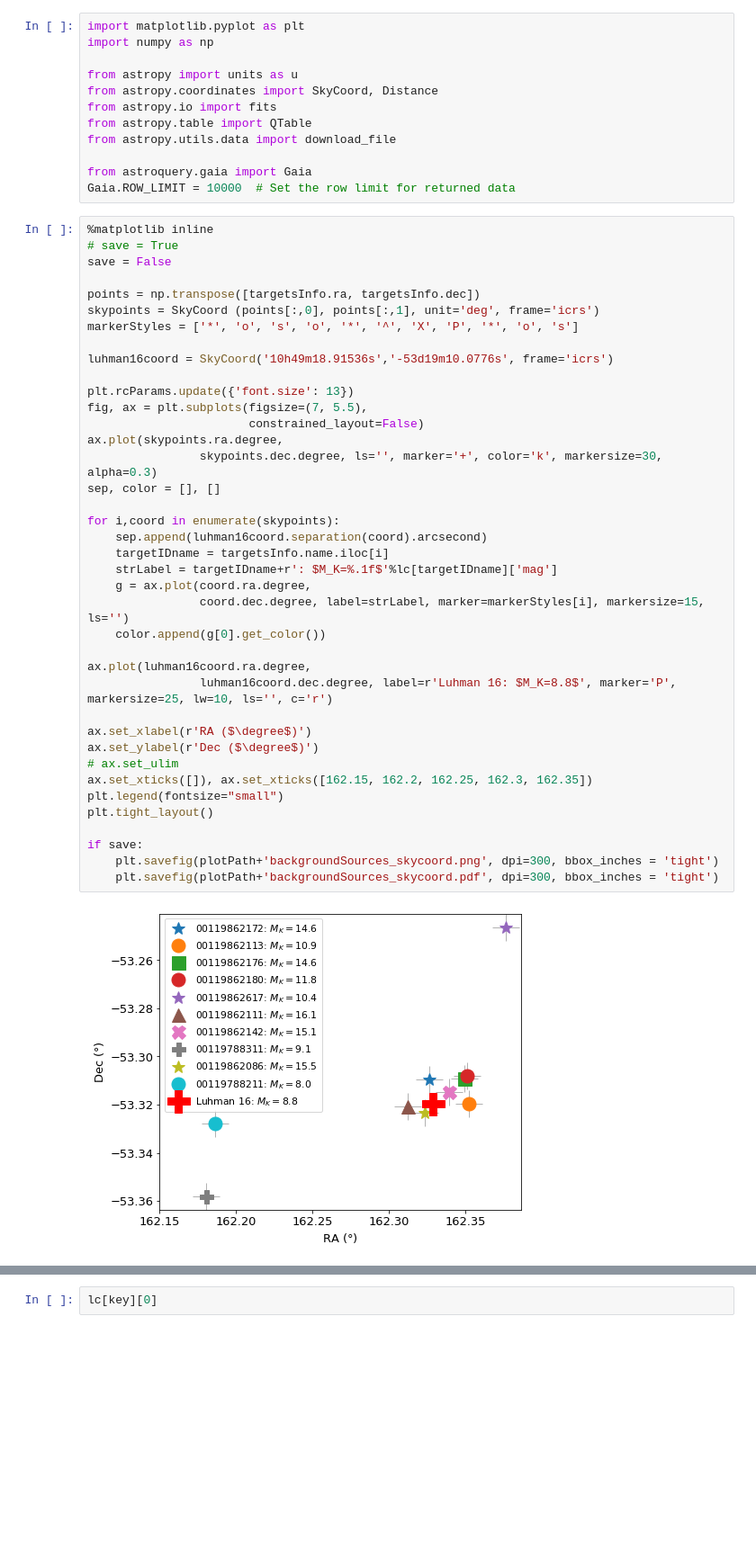
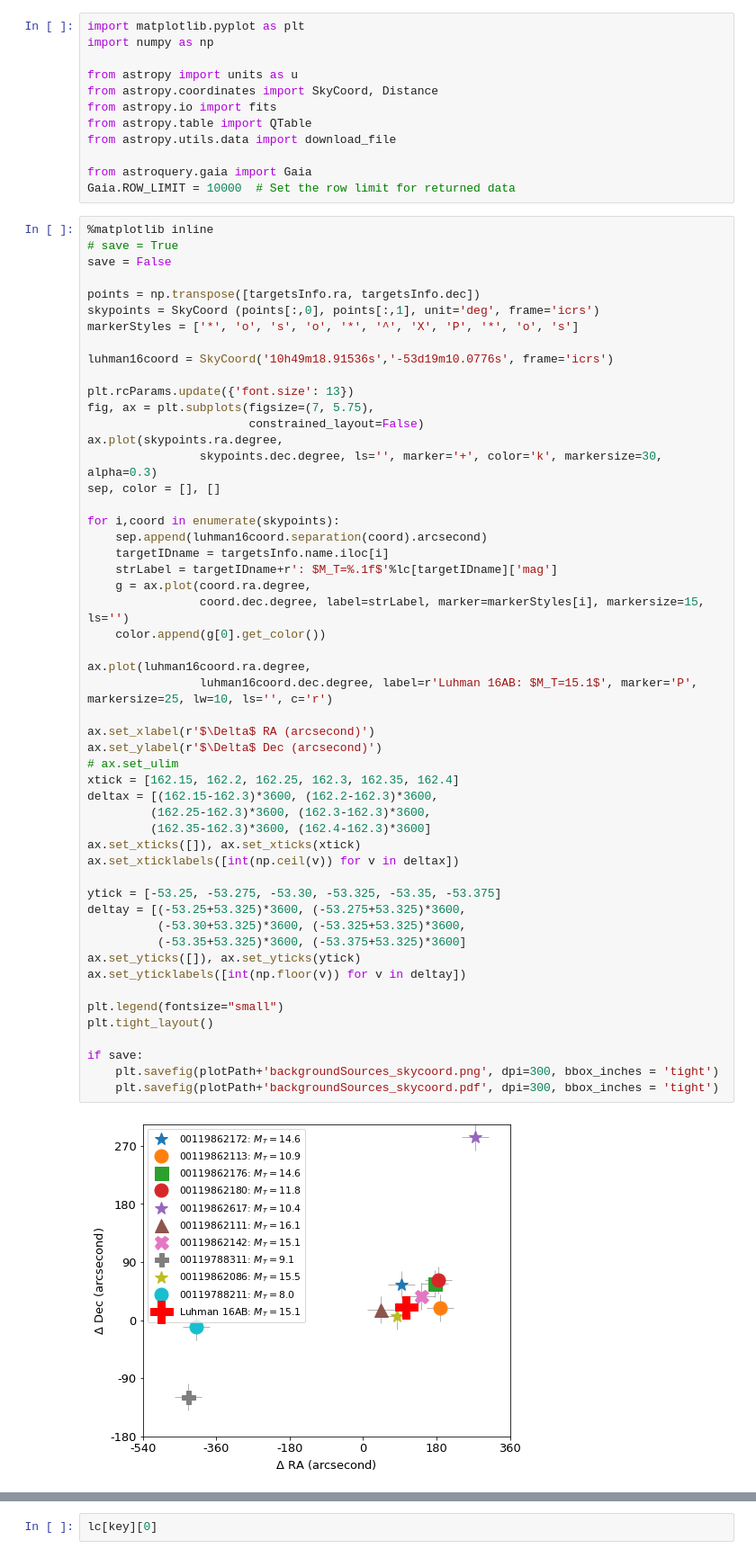
Before and after one commit to fudanguyen/aroma, a Jupyter notebook: AROMA_An_Exo_Rot_Mapping/notebooks/backgroundSources.ipynb, the cells around one changed output, grey strips where cells are left out. Shown at 90% size. Saved outputs shown, nothing was run; the diff lists cells and outputs as text; blank space fills up the shorter version.

```diff
--- a/AROMA_An_Exo_Rot_Mapping/notebooks/backgroundSources.ipynb
+++ b/AROMA_An_Exo_Rot_Mapping/notebooks/backgroundSources.ipynb
@@ -119,37 +119,50 @@ save = False
 
 points = np.transpose([targetsInfo.ra, targetsInfo.dec])
 skypoints = SkyCoord (points[:,0], points[:,1], unit='deg', frame='icrs')
 markerStyles = ['*', 'o', 's', 'o', '*', '^', 'X', 'P', '*', 'o', 's']
 
 luhman16coord = SkyCoord('10h49m18.91536s','-53d19m10.0776s', frame='icrs')
 
 plt.rcParams.update({'font.size': 13})
-fig, ax = plt.subplots(figsize=(7, 5.5),
+fig, ax = plt.subplots(figsize=(7, 5.75),
                        constrained_layout=False)
 ax.plot(skypoints.ra.degree,
                 skypoints.dec.degree, ls='', marker='+', color='k', markersize=30, alpha=0.3)
 sep, color = [], []
 
 for i,coord in enumerate(skypoints):
     sep.append(luhman16coord.separation(coord).arcsecond)
     targetIDname = targetsInfo.name.iloc[i]
-    strLabel = targetIDname+r': $M_K=%.1f$'%lc[targetIDname]['mag']
+    strLabel = targetIDname+r': $M_T=%.1f$'%lc[targetIDname]['mag']
     g = ax.plot(coord.ra.degree,
                 coord.dec.degree, label=strLabel, marker=markerStyles[i], markersize=15, ls='')
     color.append(g[0].get_color())
 
 ax.plot(luhman16coord.ra.degree,
-                luhman16coord.dec.degree, label=r'Luhman 16: $M_K=8.8$', marker='P', markersize=25, lw=10, ls='', c='r')
+                luhman16coord.dec.degree, label=r'Luhman 16AB: $M_T=15.1$', marker='P', markersize=25, lw=10, ls='', c='r')
 
-ax.set_xlabel(r'RA ($\degree$)')
-ax.set_ylabel(r'Dec ($\degree$)')
+ax.set_xlabel(r'$\Delta$ RA (arcsecond)')
+ax.set_ylabel(r'$\Delta$ Dec (arcsecond)')
 # ax.set_ulim
-ax.set_xticks([]), ax.set_xticks([162.15, 162.2, 162.25, 162.3, 162.35])
+xtick = [162.15, 162.2, 162.25, 162.3, 162.35, 162.4]
+deltax = [(162.15-162.3)*3600, (162.2-162.3)*3600,
+         (162.25-162.3)*3600, (162.3-162.3)*3600,
+         (162.35-162.3)*3600, (162.4-162.3)*3600]
+ax.set_xticks([]), ax.set_xticks(xtick)
+ax.set_xticklabels([int(np.ceil(v)) for v in deltax])
+
+ytick = [-53.25, -53.275, -53.30, -53.325, -53.35, -53.375]
+deltay = [(-53.25+53.325)*3600, (-53.275+53.325)*3600,
+          (-53.30+53.325)*3600, (-53.325+53.325)*3600,
+          (-53.35+53.325)*3600, (-53.375+53.325)*3600]
+ax.set_yticks([]), ax.set_yticks(ytick)
+ax.set_yticklabels([int(np.floor(v)) for v in deltay])
+
 plt.legend(fontsize="small")
 plt.tight_layout()
 
 if save:
     plt.savefig(plotPath+'backgroundSources_skycoord.png', dpi=300, bbox_inches = 'tight')
     plt.savefig(plotPath+'backgroundSources_skycoord.pdf', dpi=300, bbox_inches = 'tight')
 # %% [output]
-[figure, old version]
+[figure, new version]
```
Also changed, not shown: parts of 2 cells of this notebook, 50 other files.
